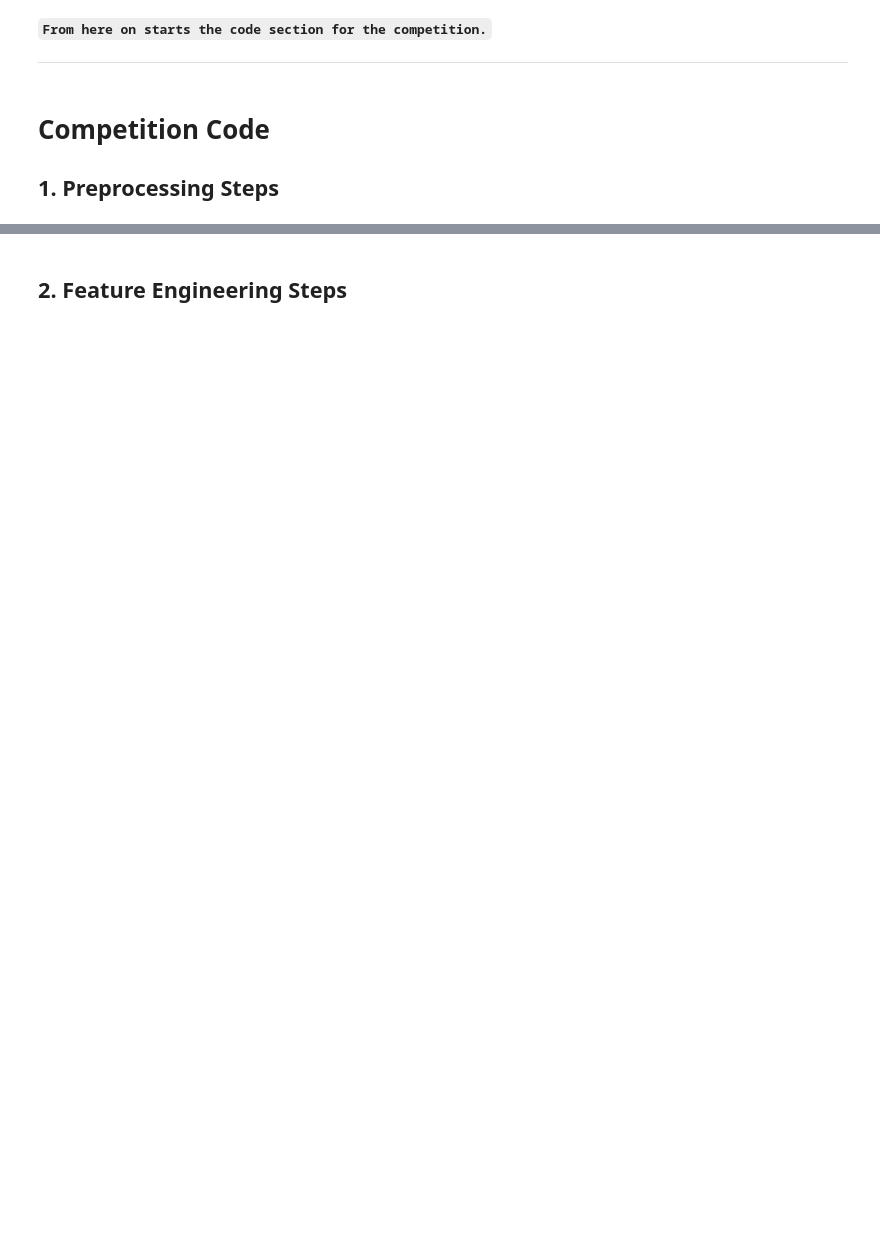
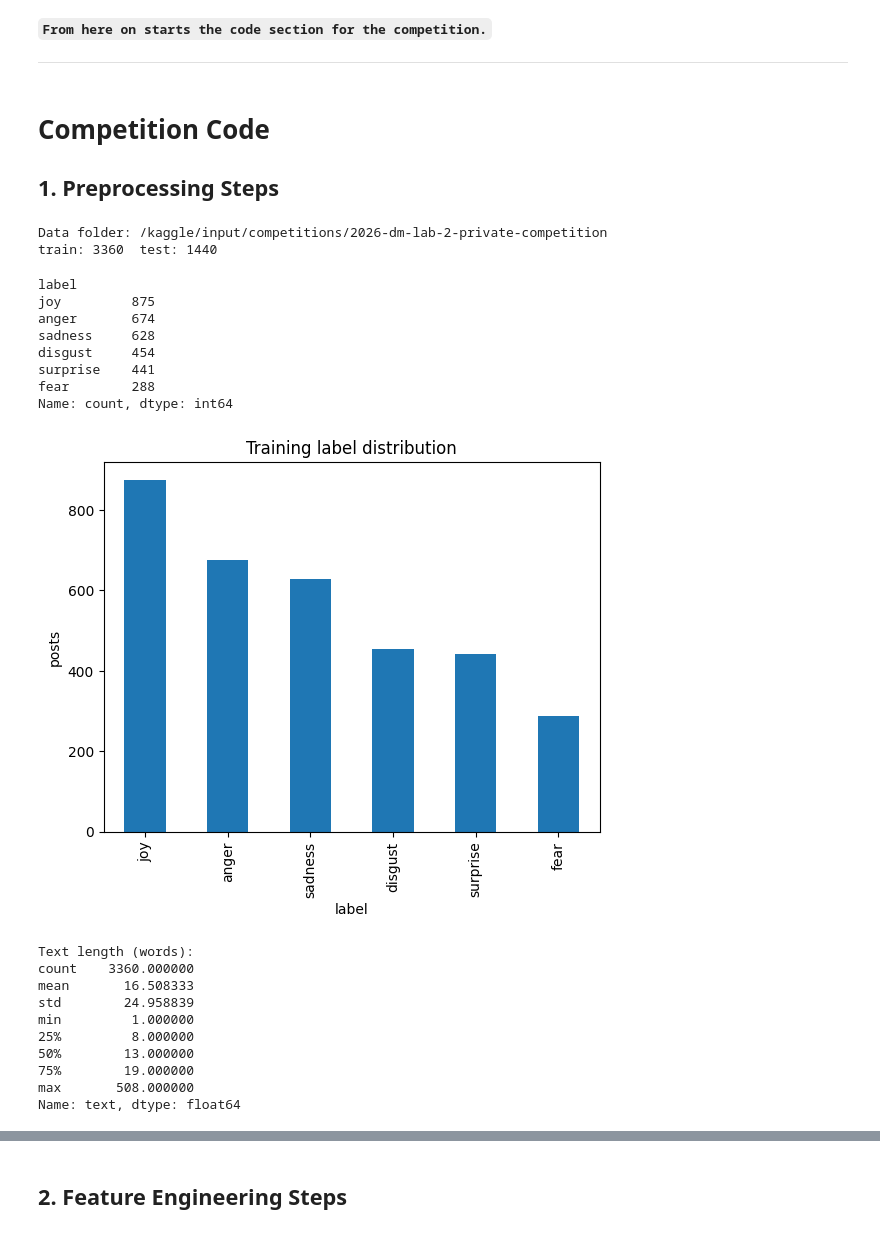
Before and after one commit to YJC714/DM2026-Lab2-Exercise, a Jupyter notebook: DM2026-Lab2-Homework.ipynb, the cells around one changed output, grey strips where cells are left out. Drawn from its saved outputs; the diff is of its cells as text; code cells hidden in the pictures; blank space fills up the shorter version.

```diff
--- a/DM2026-Lab2-Homework.ipynb
+++ b/DM2026-Lab2-Homework.ipynb
@@ -141,0 +147,69 @@ Markdown Syntax to Add Image: `![Description of the Image](./your_local_folder/n
+# %%
+### 1.1 Load the competition data
+# Put the four Kaggle files (final_posts.json, data_identification.csv, emotion.csv,
+# sampleSubmission.csv) in data/kaggle/ of this repository, or attach the competition
+# as input when running on Kaggle. The cell searches both places.
+import glob, json, os, re
+import numpy as np
+import pandas as pd
+
+def find_data_dir():
+    for d in ["data/kaggle", "kaggle data"]:
+        if os.path.isfile(os.path.join(d, "final_posts.json")):
+            return d
+    for root, _, files in os.walk("/kaggle/input", followlinks=True):   # Kaggle mounts inputs here
+        if "final_posts.json" in files:
+            return root
+    listing = [os.path.join(r, f) for r, _, fs in os.walk("/kaggle/input", followlinks=True) for f in fs][:30]
+    raise FileNotFoundError(
+        "final_posts.json not found. On Kaggle: '+ Add Input' -> Competitions -> "
+        "2026-dm-lab-2-private-competition. Locally: put the files in data/kaggle/. "
+        f"Files currently under /kaggle/input: {listing}")
+
+DATA_DIR = find_data_dir()
+print("Data folder:", DATA_DIR)
+
+posts = pd.DataFrame(json.load(open(os.path.join(DATA_DIR, "final_posts.json"), encoding="utf-8")))
+split = pd.read_csv(os.path.join(DATA_DIR, "data_identification.csv"))   # post_id -> train / test
+labels = pd.read_csv(os.path.join(DATA_DIR, "emotion.csv"))              # post_id -> label (train only)
+sample_sub = pd.read_csv(os.path.join(DATA_DIR, "sampleSubmission.csv"))
+
+df = posts.merge(split, on="post_id")
+train_df = df[df["set"] == "train"].merge(labels, on="post_id").reset_index(drop=True)
+test_df = df[df["set"] == "test"].reset_index(drop=True)
+print(f"train: {len(train_df)}  test: {len(test_df)}")
+# %% [output]
+Data folder: /kaggle/input/competitions/2026-dm-lab-2-private-competition
+train: 3360  test: 1440
+# %%
+### 1.2 Look at the label distribution (the classes are imbalanced)
+import matplotlib.pyplot as plt
+
+counts = train_df["label"].value_counts()
+print(counts)
+counts.plot(kind="bar", title="Training label distribution")
+plt.ylabel("posts")
+plt.show()
+
+print("Text length (words):")
+print(train_df["text"].str.split().str.len().describe())
+# %% [output]
+label
+joy         875
+anger       674
+sadness     628
+disgust     454
+surprise    441
+fear        288
+Name: count, dtype: int64
+[figure, added]
+Text length (words):
+count    3360.000000
+mean       16.508333
+std        24.958839
+min         1.000000
+25%         8.000000
+50%        13.000000
+75%        19.000000
+max       508.000000
+Name: text, dtype: float64
```
Also changed, not shown: parts of 16 cells of this notebook, 2 other files.
